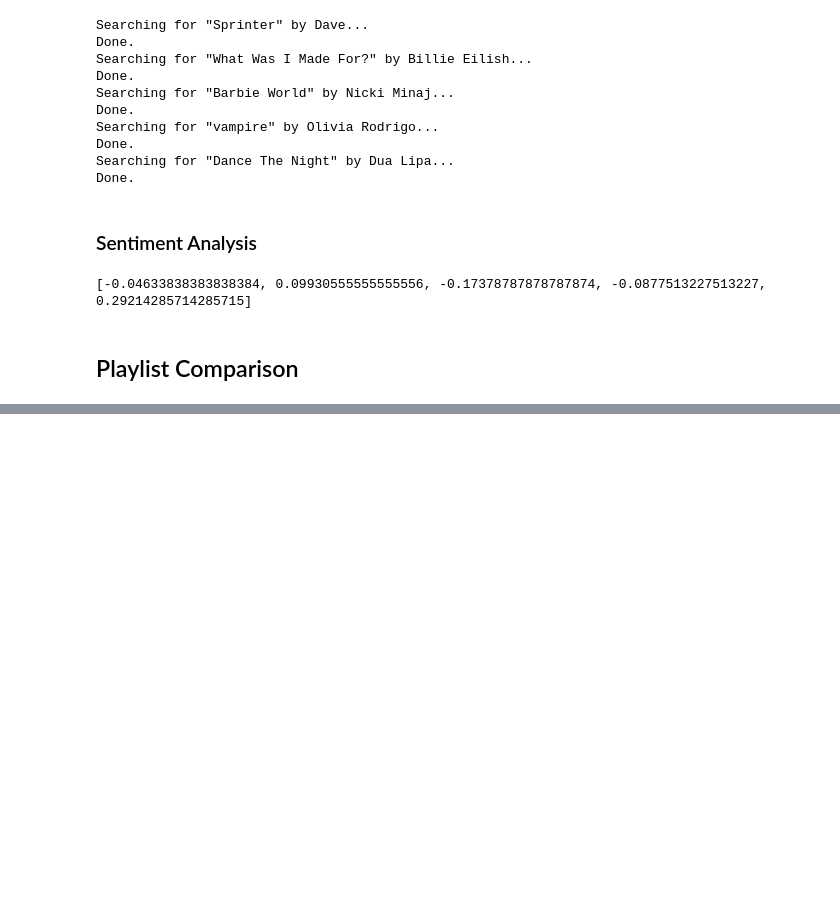
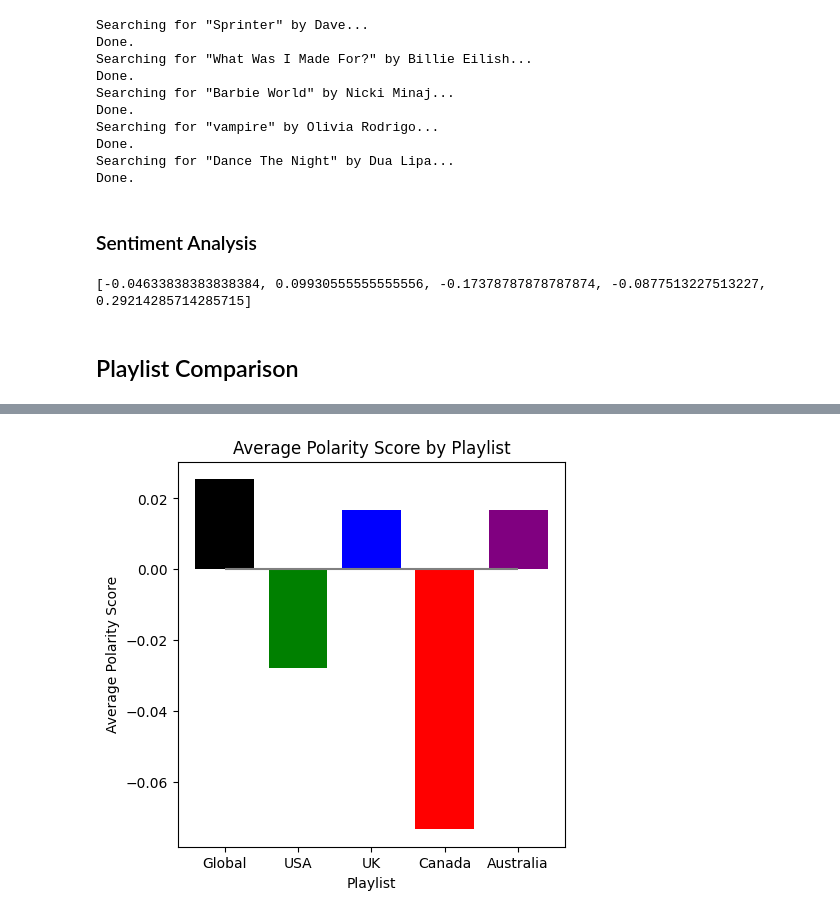
Before and after one commit to bethharvey/spotify-sentiment-analysis, a Jupyter notebook: spotify-sentiment.ipynb, the cells around one changed output, grey strips where cells are left out. Saved outputs shown, nothing was run; the diff lists cells and outputs as text; code cells hidden in the pictures; blank space fills up the shorter version.

```diff
--- a/spotify-sentiment.ipynb
+++ b/spotify-sentiment.ipynb
@@ -266,0 +333,11 @@ print(top_five_australia_polarity)
+# %%
+# Plot average polarities
+plt.figure(figsize = (5, 5))
+plt.bar(x = playlists, height = average_polarities, color = colors)
+plt.title('Average Polarity Score by Playlist')
+plt.xlabel('Playlist')
+plt.ylabel('Average Polarity Score')
+plt.hlines(y = 0, xmin = 0, xmax = 4, color = 'gray')
+plt.show()
+# %% [output]
+[figure, added]
```
Also changed, not shown: parts of 7 cells of this notebook.
